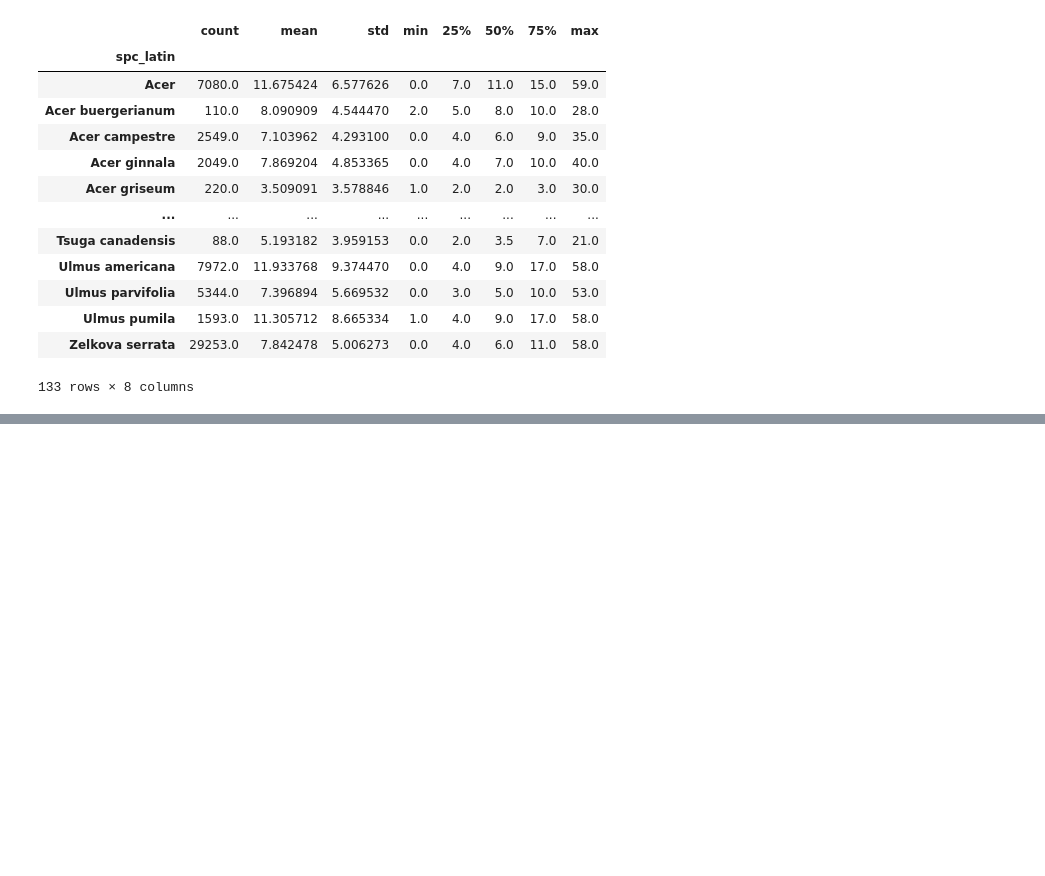
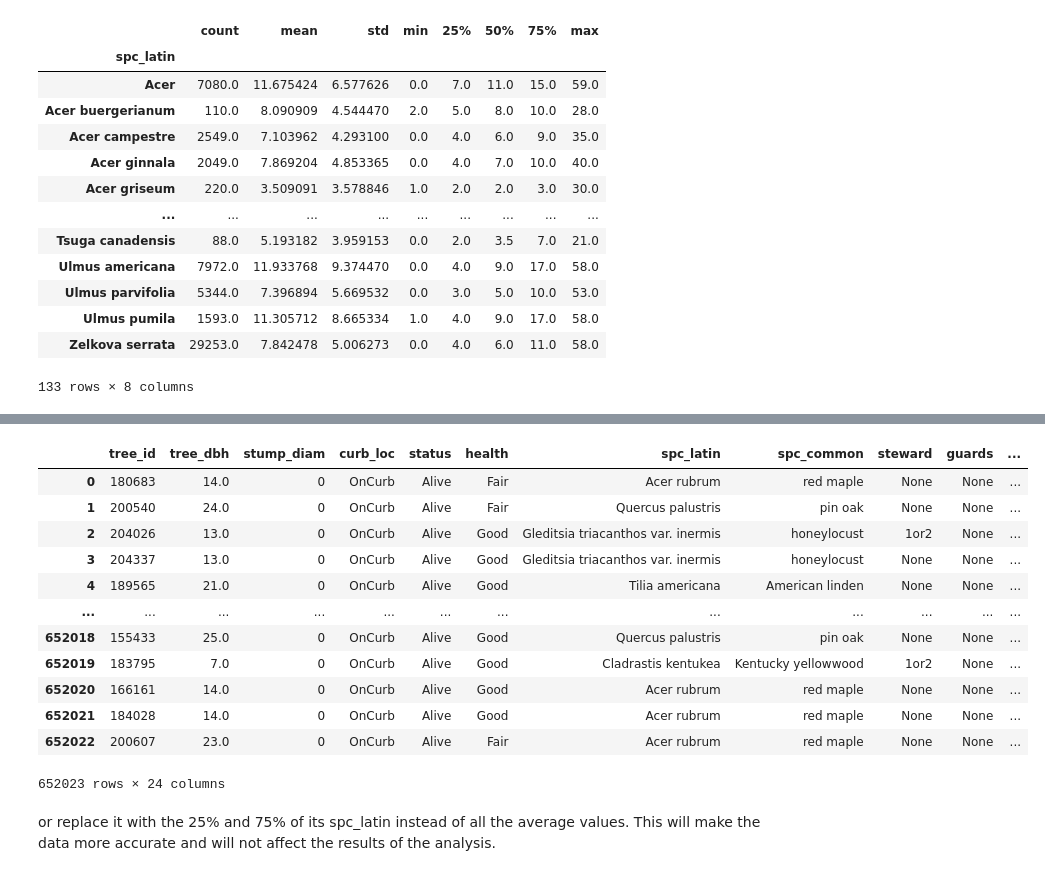
Before and after one commit to ron-ligsay/EDA, a Jupyter notebook: src/Data Cleaning/Data Cleaning.ipynb, the cells around one changed output, grey strips where cells are left out. Cells and saved outputs as stored; diff of their text form; code cells hidden in the pictures; blank space fills up the shorter version.

```diff
--- a/src/Data Cleaning/Data Cleaning.ipynb
+++ b/src/Data Cleaning/Data Cleaning.ipynb
@@ -214,0 +273,24 @@ tree_census_subsets_alive.groupby('spc_latin')['tree_dbh'].describe()
+# %%
+mask = tree_census_subsets_alive['tree_dbh'] < tree_census_subsets_alive['25%']
+tree_census_subsets_alive.loc[mask, 'tree_dbh'] = tree_census_subsets_alive['25%']
+
+mask = tree_census_subsets_alive['tree_dbh'] < tree_census_subsets_alive['75%']
+tree_census_subsets_alive.loc[mask, 'tree_dbh'] = tree_census_subsets_alive['75%']
+# %%
+tree_census_subsets_alive
+# %% [output]
+|  | tree_id | tree_dbh | stump_diam | curb_loc | status | health | spc_latin | spc_common | steward | guards | ... |
+| 0 | 180683 | 14.0 | 0 | OnCurb | Alive | Fair | Acer rubrum | red maple | None | None | ... |
+| 1 | 200540 | 24.0 | 0 | OnCurb | Alive | Fair | Quercus palustris | pin oak | None | None | ... |
+| 2 | 204026 | 13.0 | 0 | OnCurb | Alive | Good | Gleditsia triacanthos var. inermis | honeylocust | 1or2 | None | ... |
+| 3 | 204337 | 13.0 | 0 | OnCurb | Alive | Good | Gleditsia triacanthos var. inermis | honeylocust | None | None | ... |
+| 4 | 189565 | 21.0 | 0 | OnCurb | Alive | Good | Tilia americana | American linden | None | None | ... |
+| ... | ... | ... | ... | ... | ... | ... | ... | ... | ... | ... | ... |
+| 652018 | 155433 | 25.0 | 0 | OnCurb | Alive | Good | Quercus palustris | pin oak | None | None | ... |
+| 652019 | 183795 | 7.0 | 0 | OnCurb | Alive | Good | Cladrastis kentukea | Kentucky yellowwood | 1or2 | None | ... |
+| 652020 | 166161 | 14.0 | 0 | OnCurb | Alive | Good | Acer rubrum | red maple | None | None | ... |
+| 652021 | 184028 | 14.0 | 0 | OnCurb | Alive | Good | Acer rubrum | red maple | None | None | ... |
+| 652022 | 200607 | 23.0 | 0 | OnCurb | Alive | Fair | Acer rubrum | red maple | None | None | ... |
+652023 rows × 24 columns
+# %% [markdown]
+or replace it with the 25% and 75% of its spc_latin instead of all the average values. This will make the data more accurate and will not affect the results of the analysis.
```
Also changed, not shown: parts of 4 cells of this notebook.
